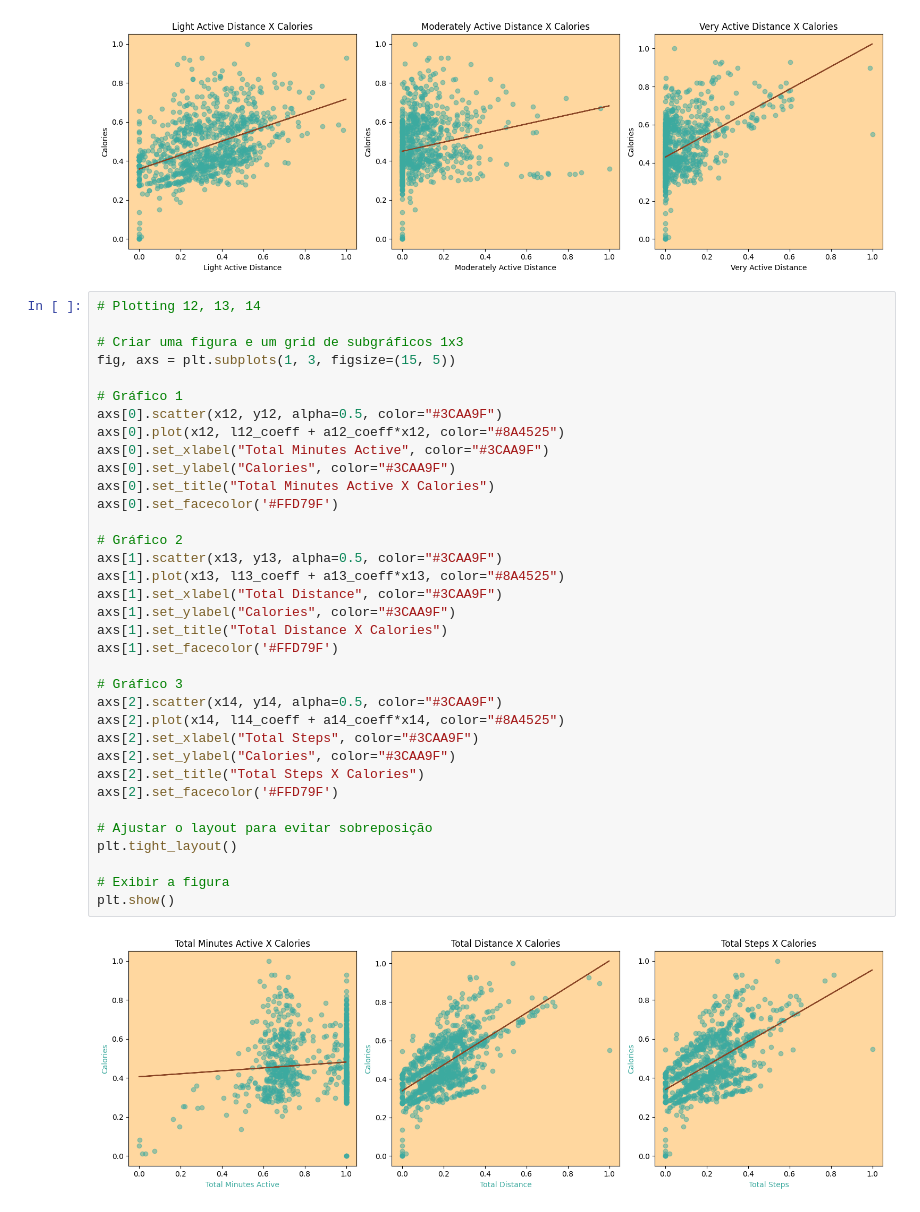
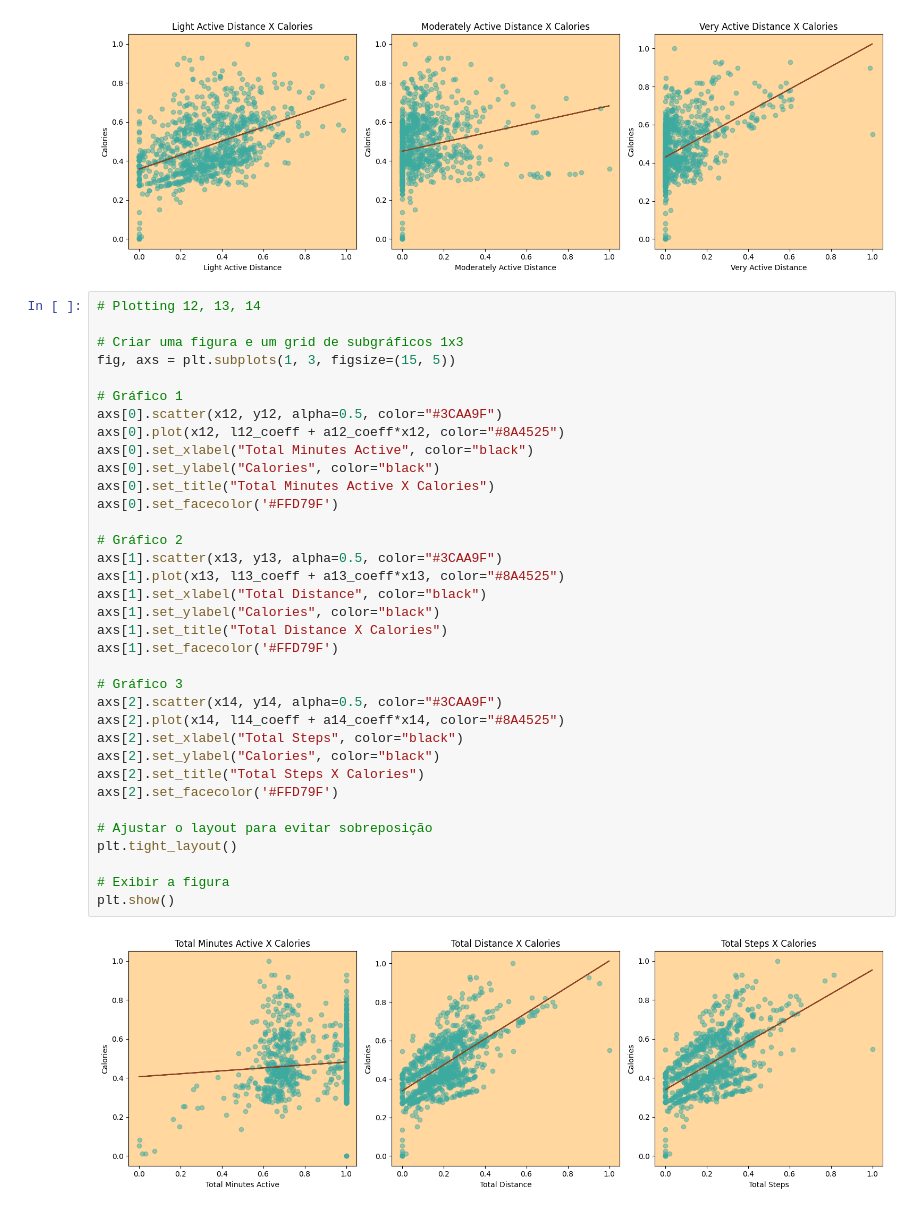
Before and after one commit to AnaJAPR/Aplicacao-de-Minimos-Quadrados, a Jupyter notebook: notebook_duda.ipynb, the cells around one changed output. Saved outputs shown, nothing was run; the diff lists cells and outputs as text.

```diff
--- a/notebook_duda.ipynb
+++ b/notebook_duda.ipynb
@@ -462,37 +460,37 @@ plt.show()
 # %%
 # Plotting 12, 13, 14
 
 # Criar uma figura e um grid de subgráficos 1x3
 fig, axs = plt.subplots(1, 3, figsize=(15, 5))
 
 # Gráfico 1
 axs[0].scatter(x12, y12, alpha=0.5, color="#3CAA9F")
 axs[0].plot(x12, l12_coeff + a12_coeff*x12, color="#8A4525")
-axs[0].set_xlabel("Total Minutes Active", color="#3CAA9F")
-axs[0].set_ylabel("Calories", color="#3CAA9F")
+axs[0].set_xlabel("Total Minutes Active", color="black")
+axs[0].set_ylabel("Calories", color="black")
 axs[0].set_title("Total Minutes Active X Calories")
 axs[0].set_facecolor('#FFD79F')
 
 # Gráfico 2
 axs[1].scatter(x13, y13, alpha=0.5, color="#3CAA9F")
 axs[1].plot(x13, l13_coeff + a13_coeff*x13, color="#8A4525")
-axs[1].set_xlabel("Total Distance", color="#3CAA9F")
-axs[1].set_ylabel("Calories", color="#3CAA9F")
+axs[1].set_xlabel("Total Distance", color="black")
+axs[1].set_ylabel("Calories", color="black")
 axs[1].set_title("Total Distance X Calories")
 axs[1].set_facecolor('#FFD79F')
 
 # Gráfico 3
 axs[2].scatter(x14, y14, alpha=0.5, color="#3CAA9F")
 axs[2].plot(x14, l14_coeff + a14_coeff*x14, color="#8A4525")
-axs[2].set_xlabel("Total Steps", color="#3CAA9F")
-axs[2].set_ylabel("Calories", color="#3CAA9F")
+axs[2].set_xlabel("Total Steps", color="black")
+axs[2].set_ylabel("Calories", color="black")
 axs[2].set_title("Total Steps X Calories")
 axs[2].set_facecolor('#FFD79F')
 
 # Ajustar o layout para evitar sobreposição
 plt.tight_layout()
 
 # Exibir a figura
 plt.show()
 # %% [output]
-[figure, old version]
+[figure, new version]
```
Also changed, not shown: parts of 5 cells of this notebook.
